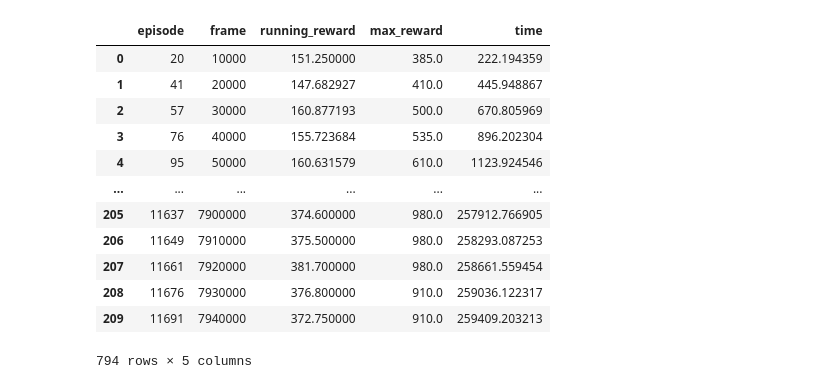
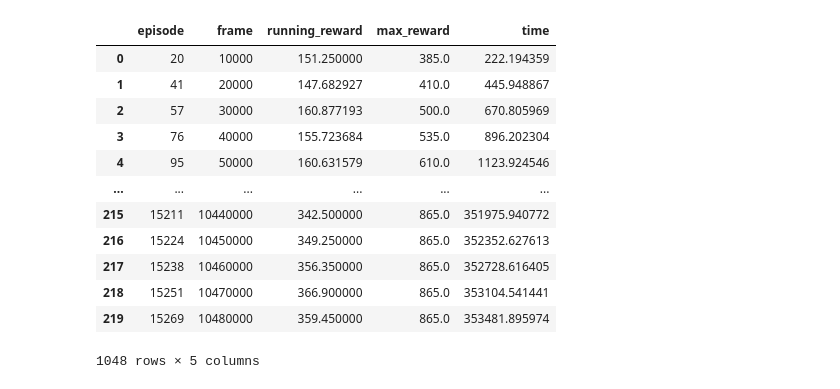
Before and after one commit to nabil0n/DeepLearningLaboration, a Jupyter notebook: graphs.ipynb, the cells around one changed output. Saved outputs shown, nothing was run; the diff lists cells and outputs as text; code cells hidden in the pictures.

Commit message:
model "done" (10_500_000 frames)

```diff
--- a/graphs.ipynb
+++ b/graphs.ipynb
@@ -4,24 +4,25 @@ import pandas as pd
 # %%
 df = pd.read_csv('./logs/modelstats_08-12.csv')
 df2 = pd.read_csv('./logs/modelstats_09-12.csv')
 df3 = pd.read_csv('./logs/modelstats_10-12.csv')
 df4 = pd.read_csv('./logs/modelstats_11-12.csv')
-df = pd.concat([df, df2, df3, df4])
+df5 = pd.read_csv('./logs/modelstats_12-12.csv')
+df = pd.concat([df, df2, df3, df4, df5])
 df
 # %% [output]
 |  | episode | frame | running_reward | max_reward | time |
 | 0 | 20 | 10000 | 151.250000 | 385.0 | 222.194359 |
 | 1 | 41 | 20000 | 147.682927 | 410.0 | 445.948867 |
 | 2 | 57 | 30000 | 160.877193 | 500.0 | 670.805969 |
 | 3 | 76 | 40000 | 155.723684 | 535.0 | 896.202304 |
 | 4 | 95 | 50000 | 160.631579 | 610.0 | 1123.924546 |
 | ... | ... | ... | ... | ... | ... |
-| 205 | 11637 | 7900000 | 374.600000 | 980.0 | 257912.766905 |
-| 206 | 11649 | 7910000 | 375.500000 | 980.0 | 258293.087253 |
-| 207 | 11661 | 7920000 | 381.700000 | 980.0 | 258661.559454 |
-| 208 | 11676 | 7930000 | 376.800000 | 910.0 | 259036.122317 |
-| 209 | 11691 | 7940000 | 372.750000 | 910.0 | 259409.203213 |
+| 215 | 15211 | 10440000 | 342.500000 | 865.0 | 351975.940772 |
+| 216 | 15224 | 10450000 | 349.250000 | 865.0 | 352352.627613 |
+| 217 | 15238 | 10460000 | 356.350000 | 865.0 | 352728.616405 |
+| 218 | 15251 | 10470000 | 366.900000 | 865.0 | 353104.541441 |
+| 219 | 15269 | 10480000 | 359.450000 | 865.0 | 353481.895974 |
-794 rows × 5 columns
+1048 rows × 5 columns
 # %%
 px.line(
     df,
```
Also changed, not shown: 3 other files.
